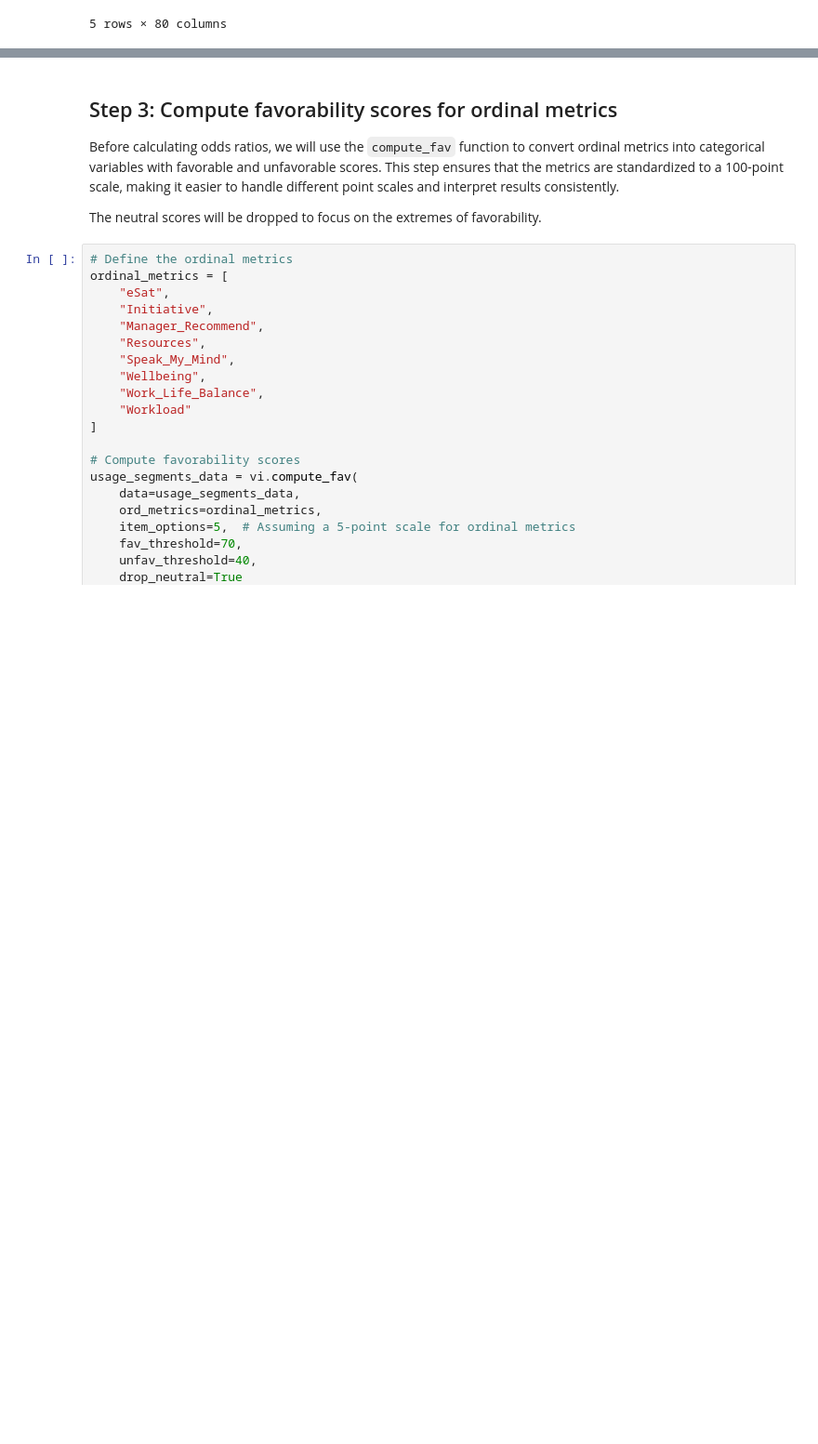
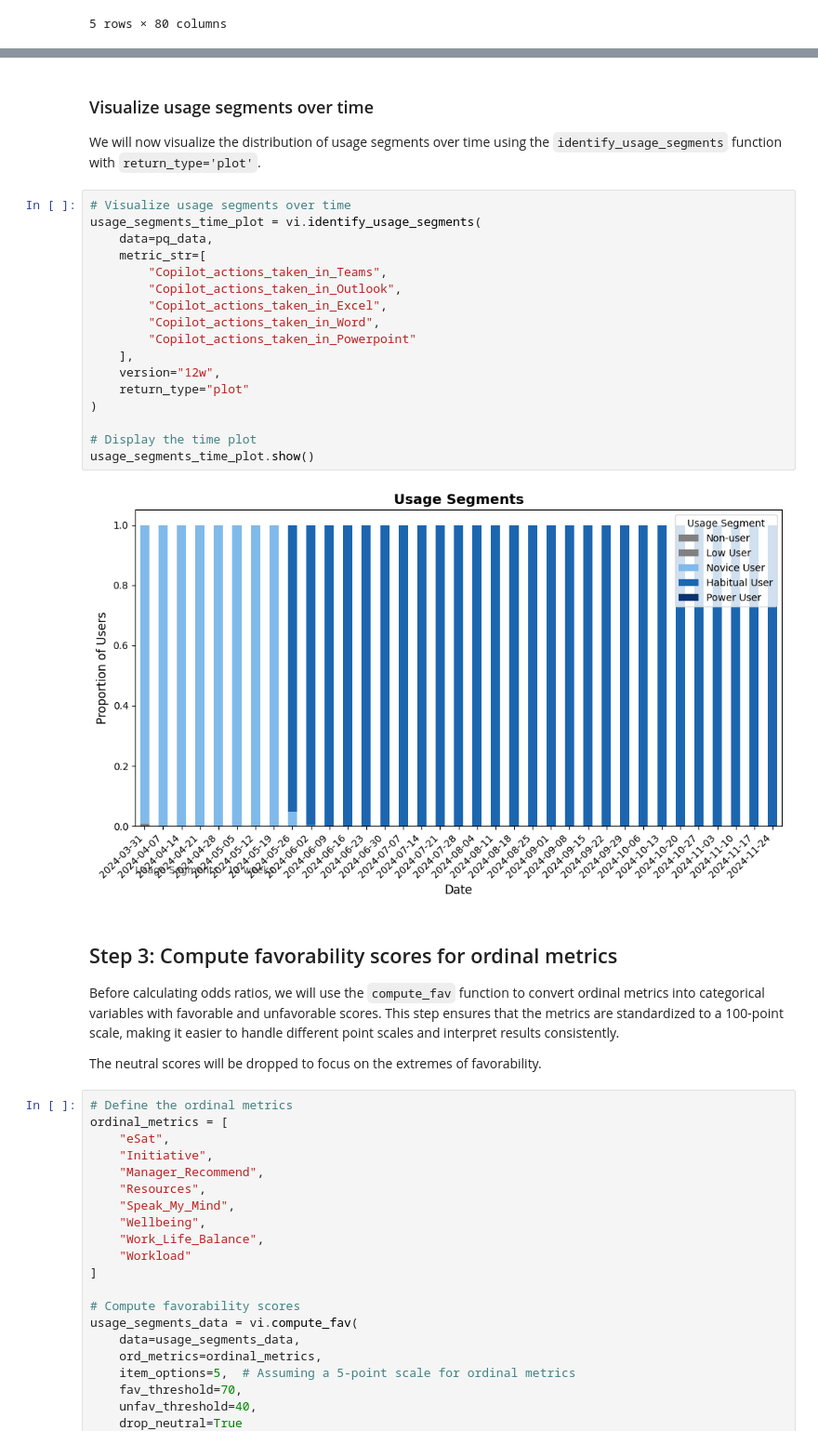
Before and after one commit to microsoft/vivainsights-py, a Jupyter notebook: docs/demo-create_odds_ratios.ipynb, the cells around one changed output, grey strips where cells are left out. Shown: that part at 93% size. Saved outputs shown, nothing was run; the diff lists cells and outputs as text; blank space fills up the shorter version.

```diff
--- a/docs/demo-create_odds_ratios.ipynb
+++ b/docs/demo-create_odds_ratios.ipynb
@@ -67,3 +86,26 @@ usage_segments_data.head()
+# %% [markdown]
+### Visualize usage segments over time
+
+We will now visualize the distribution of usage segments over time using the `identify_usage_segments` function with `return_type='plot'`.
+# %%
+# Visualize usage segments over time
+usage_segments_time_plot = vi.identify_usage_segments(
+    data=pq_data,
+    metric_str=[
+        "Copilot_actions_taken_in_Teams",
+        "Copilot_actions_taken_in_Outlook",
+        "Copilot_actions_taken_in_Excel",
+        "Copilot_actions_taken_in_Word",
+        "Copilot_actions_taken_in_Powerpoint"
+    ],
+    version="12w",
+    return_type="plot"
+)
+
+# Display the time plot
+usage_segments_time_plot.show()
+# %% [output]
+[figure, added]
 # %% [markdown]
 ## Step 3: Compute favorability scores for ordinal metrics
 
```
Also changed, not shown: parts of 3 cells of this notebook, 1 other file.
